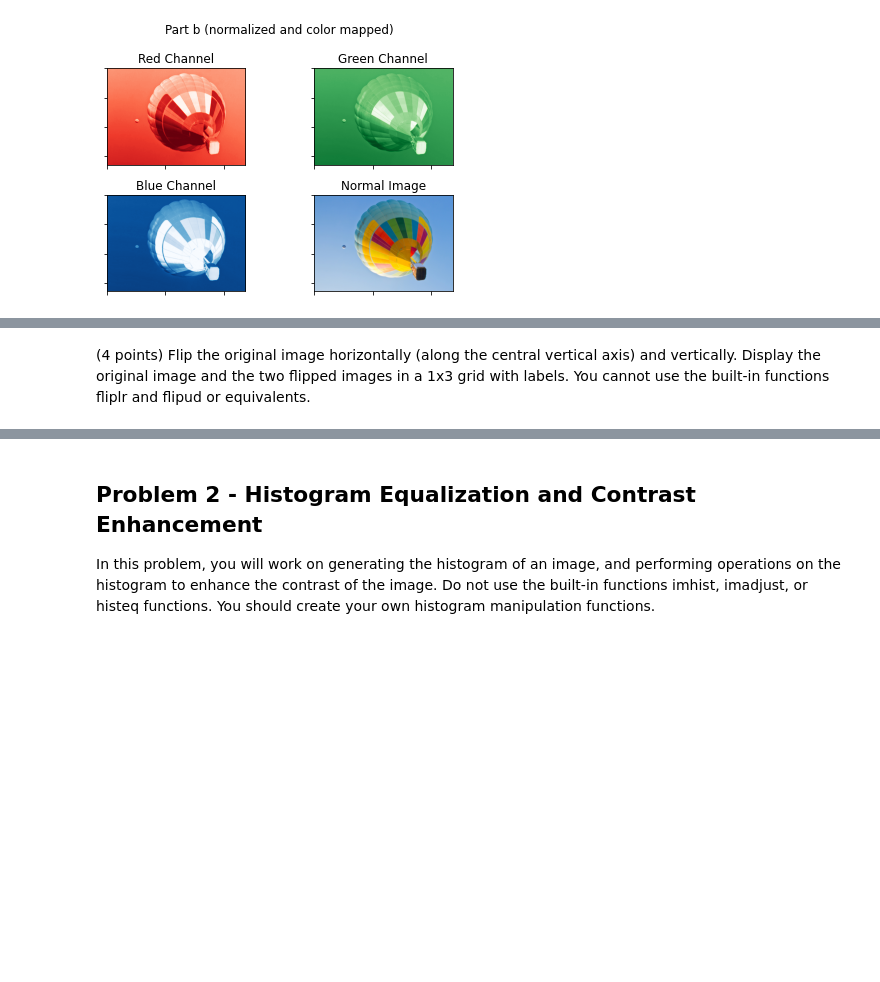
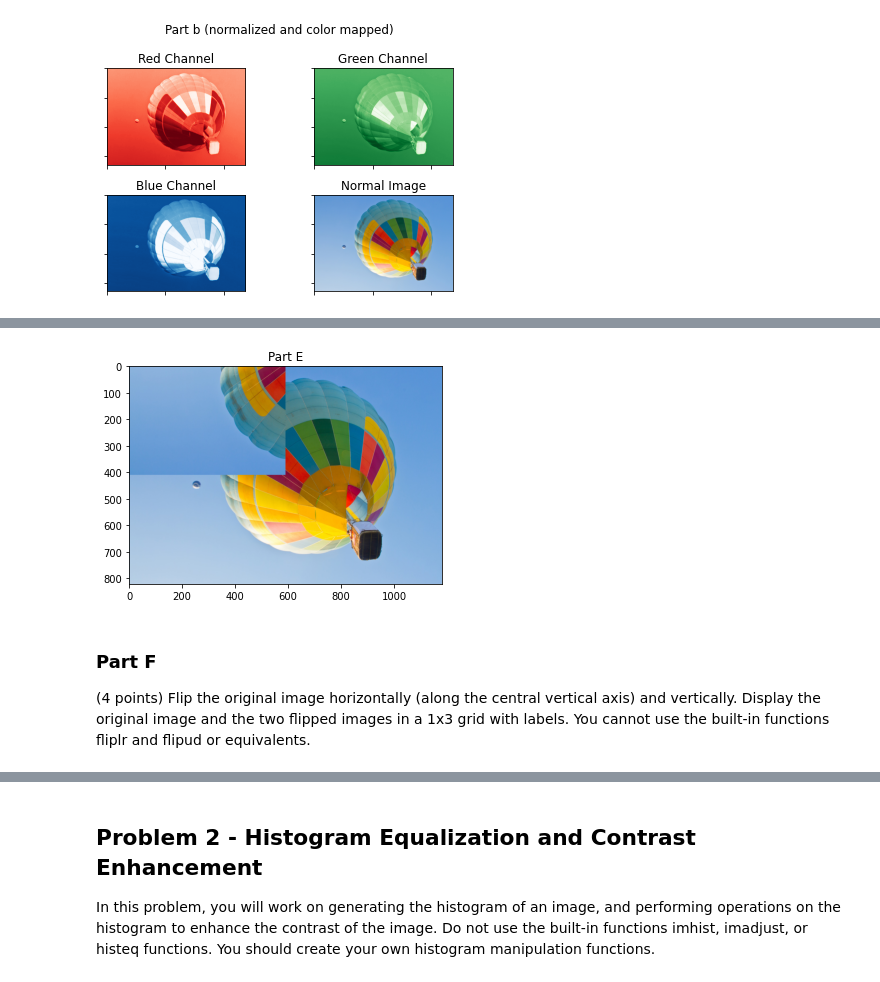
Before and after one commit to JacksonPaull/fa2023, a Jupyter notebook: Image Processing/Homework 1/hw1.ipynb, the cells around one changed output, grey strips where cells are left out. Saved outputs shown, nothing was run; the diff lists cells and outputs as text; code cells hidden in the pictures; blank space fills up the shorter version.

```diff
--- a/Image Processing/Homework 1/hw1.ipynb
+++ b/Image Processing/Homework 1/hw1.ipynb
@@ -110,6 +156,31 @@ G and B. Display these 4 images in a 2x2 grid with labels.
 (4 points) Rotate the top left quarter of the image by 180 degrees. You cannot use the
 built-in function imrotate or equivalents. Display the updated image in a new window.
+# %%
+def flip_image(image, p1=None, p2=None, x=False, y=False):
+    image = deepcopy(image)
+    if p1 is not None and p2 is not None:
+        r = image[p1[0]:p2[0], p1[1]:p2[1]]
+    else:
+        r = image
+
+    if x:
+        r = np.flip(r, axis=1)
+    if y:
+        r = np.flip(r, axis=0)
+
+    if p1 is not None and p2 is not None:
+        image[p1[0]:p2[0], p1[1]:p2[1]] = r
+        return image
+    else:
+        return r
+# %%
+plt.imshow(flip_image(balloons, x=False, y=True, p1=(0, 0), p2=[x//2 for x in balloons.shape[:2]]))
+plt.title('Part E')
+plt.show()
+# %% [output]
+[figure, added]
 # %% [markdown]
+### Part F
 (4 points) Flip the original image horizontally (along the central vertical axis) and
 vertically. Display the original image and the two flipped images in a 1x3 grid with labels.
 You cannot use the built-in functions fliplr and flipud or equivalents.
```
Also changed, not shown: parts of 18 cells of this notebook.
